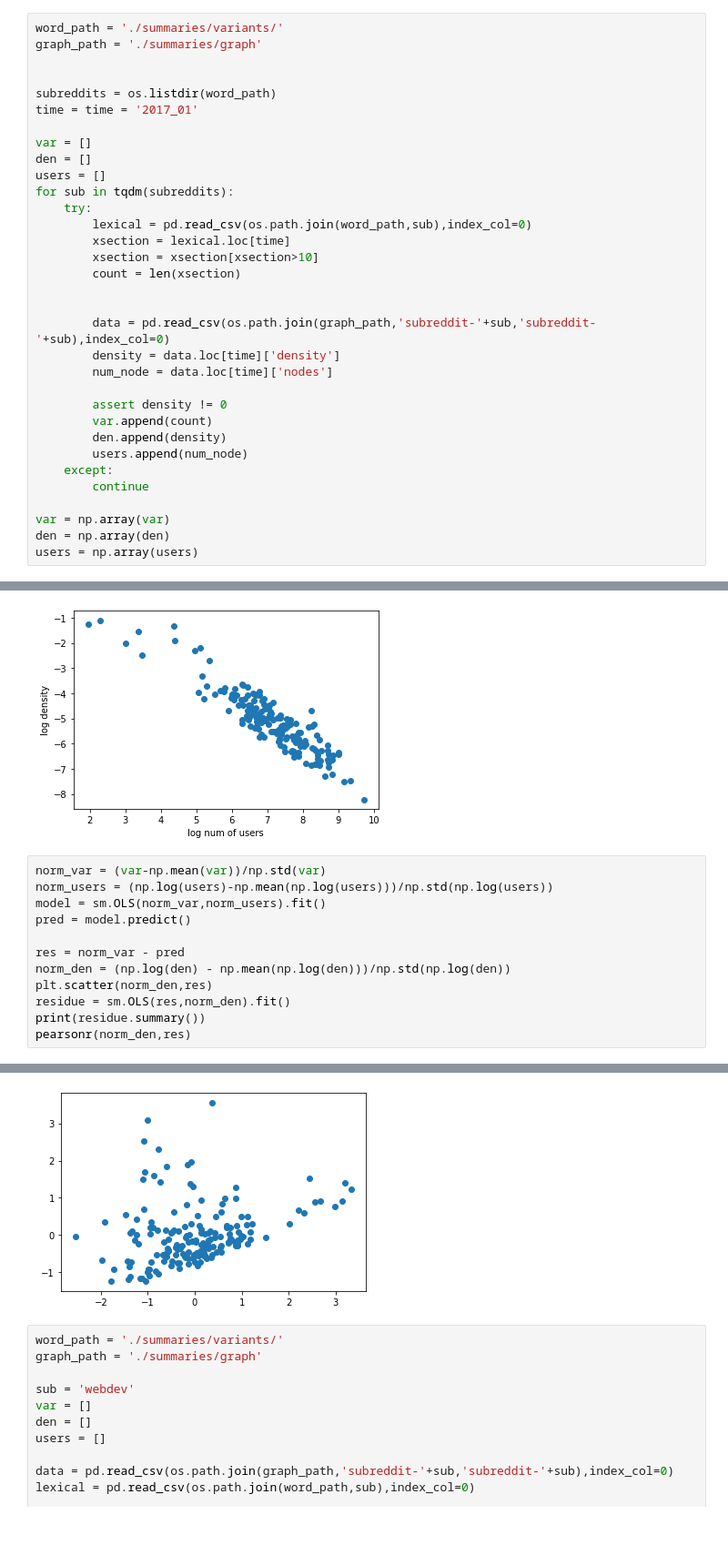
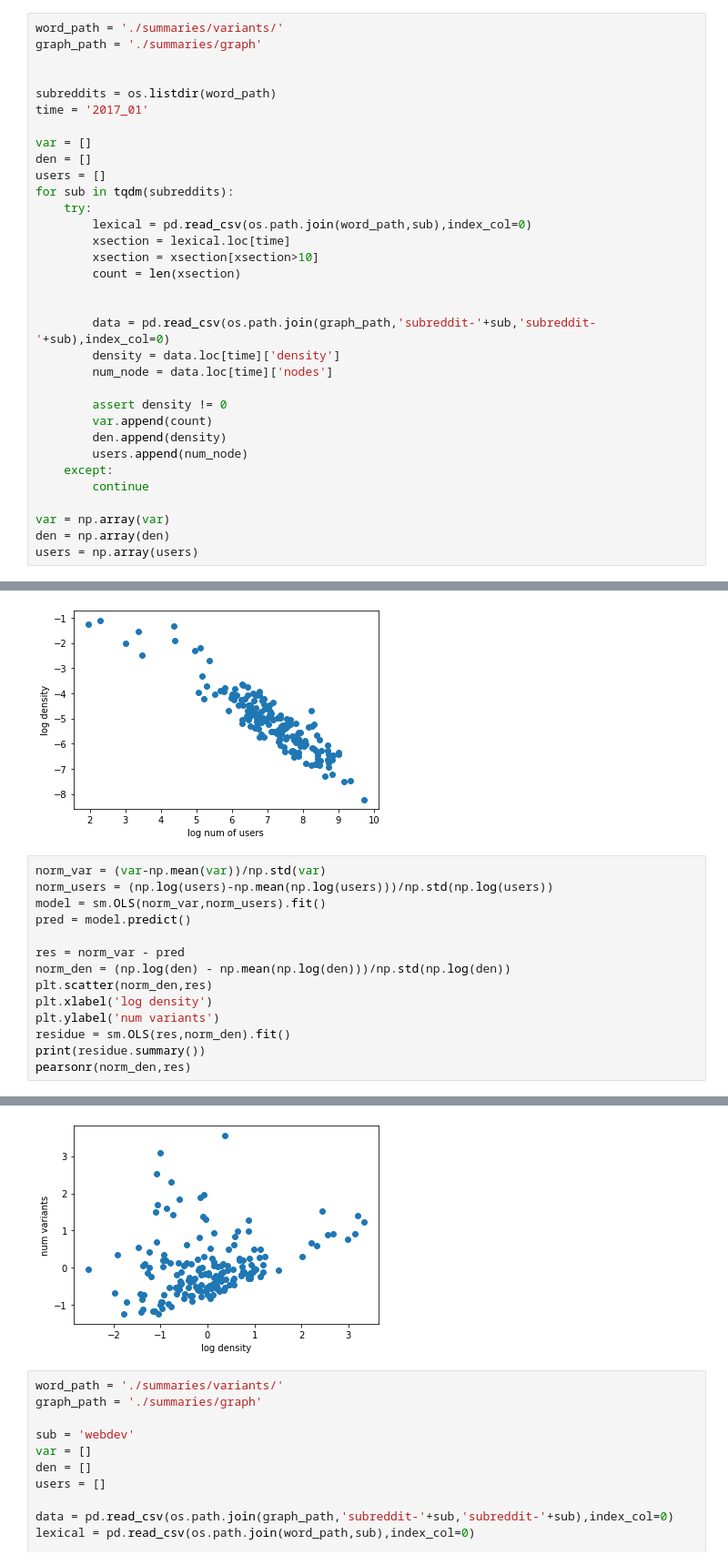
Before and after one commit to lingjzhu/reddit_network, a Jupyter notebook: Analysis.ipynb, the cells around one changed output, grey strips where cells are left out. Shown: that part at 91% size. Cells and saved outputs as stored; diff of their text form; blank space fills up the shorter version.

```diff
--- a/Analysis.ipynb
+++ b/Analysis.ipynb
@@ -33,7 +33,7 @@ graph_path = './summaries/graph'
 
 
 subreddits = os.listdir(word_path)
-time = time = '2017_01'
+time = '2017_01'
 
 var = []
 den = []
@@ -99,6 +99,8 @@ pred = model.predict()
 res = norm_var - pred
 norm_den = (np.log(den) - np.mean(np.log(den)))/np.std(np.log(den))
 plt.scatter(norm_den,res)
+plt.xlabel('log density')
+plt.ylabel('num variants')
 residue = sm.OLS(res,norm_den).fit()
 print(residue.summary())
 pearsonr(norm_den,res)
@@ -113,15 +115,15 @@ Time:                        13:49:44   Log-Likelihood:
 No. Observations:                 177   AIC:                                      411.0
 Df Residuals:                     176   BIC:                                      414.2
 Df Model:                           1
 Covariance Type:            nonrobust
 ==============================================================================
 ... (8 lines left out)
 ==============================================================================
 
 Warnings:
 [1] Standard Errors assume that the covariance matrix of the errors is correctly specified.
 (0.26523548059804886, 0.00035992929183190656)
-[figure, old version]
+[figure, new version]
 # %%
 word_path = './summaries/variants/'
 graph_path = './summaries/graph'
```
Also changed, not shown: parts of 5 cells of this notebook.
